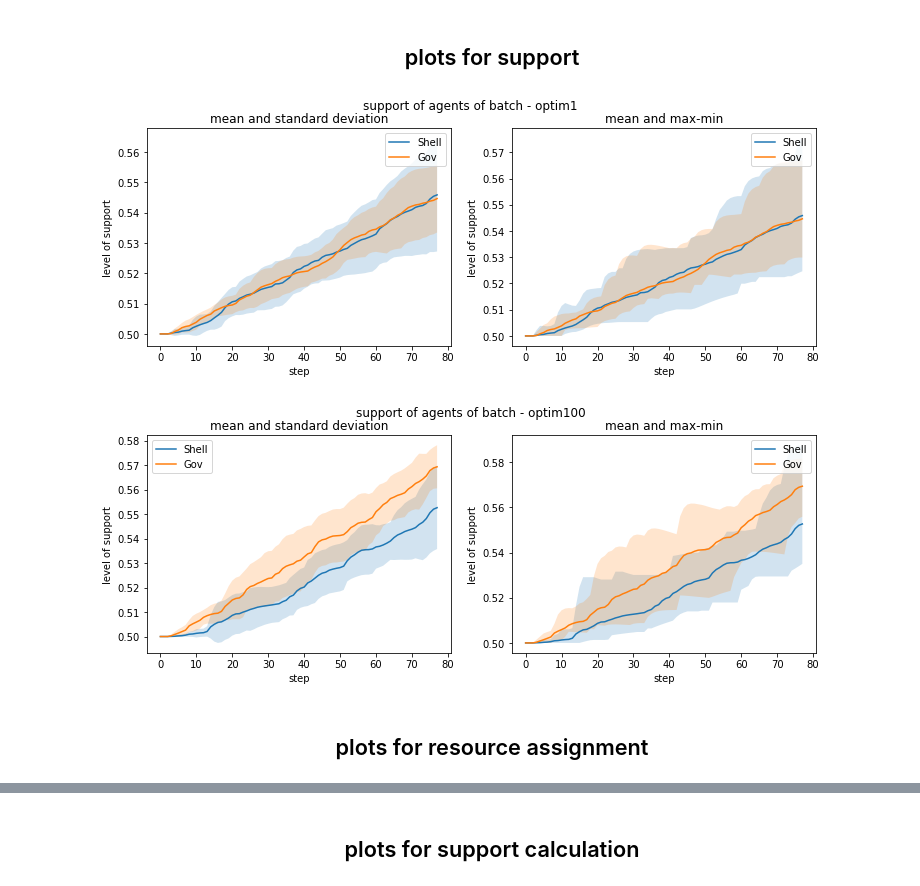
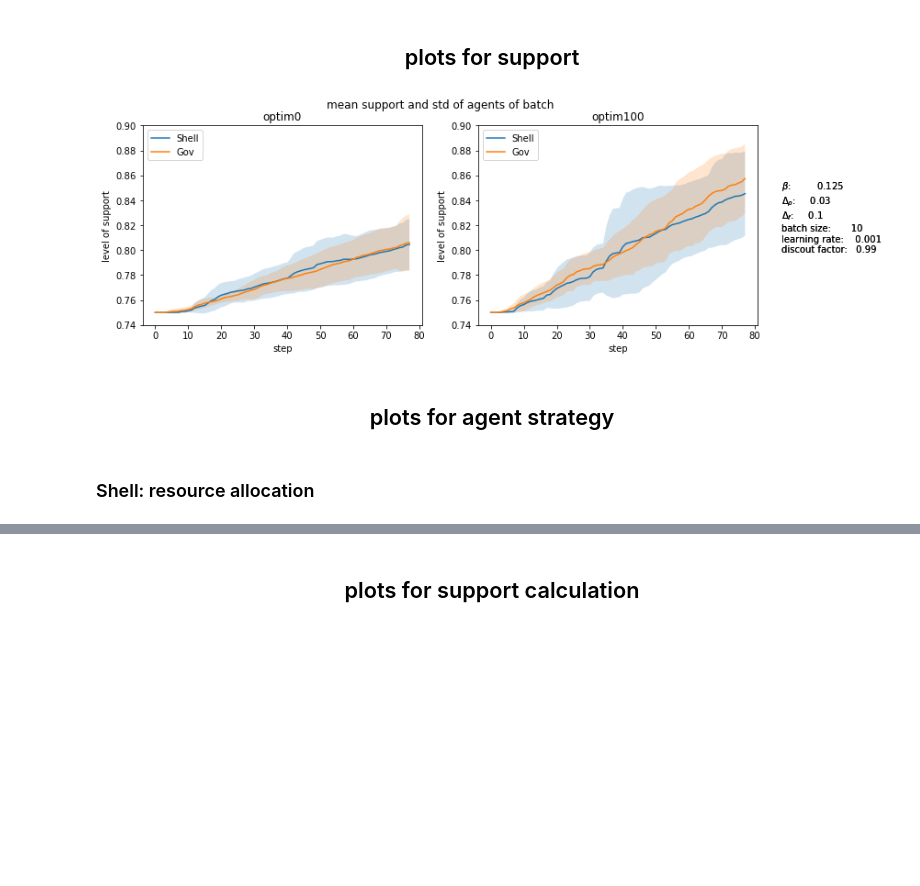
Before and after one commit to freddy-t/Masterthesis, a Jupyter notebook: market_model/evaluation.ipynb, the cells around one changed output, grey strips where cells are left out. Cells and saved outputs as stored; diff of their text form; code cells hidden in the pictures; blank space fills up the shorter version.

```diff
--- a/market_model/evaluation.ipynb
+++ b/market_model/evaluation.ipynb
@@ -7,9 +7,9 @@ import matplotlib.pyplot as plt
 from pathlib import Path
 
 
-DATE = '2020-09-18_EnvAlt_debug'
-EXP = 'exp6_lr0.001_rch0.17_bta0.05_rce0.05'
-LOAD_DIR = Path('../saved_data') / DATE #/ EXP
+DATE = '2020-09-26_EnvAlt'
+EXP = 'exp14_lr0.001_lba0.5_kpa1_sup0.75'
+LOAD_DIR = Path('../saved_data') / DATE / EXP
 
 # load general data
 config = torch.load(LOAD_DIR / 'config')
@@ -17,7 +17,7 @@ total_rewards = torch.load(LOAD_DIR / 'tot_r')
 times = torch.load(LOAD_DIR / 'running_times')
 
 # load state data
-versions = ['optim1', 'optim100']
+versions = ['optim0', 'optim100']
 states = dict()
 plots = []
 fig_count = 0
@@ -111,46 +111,44 @@ agents[0]['FSC']
 # %% [markdown]
 <h2><center>plots for support</center></h2>
 # %%
+fig = plt.figure(fig_count, figsize=(12, 4))
+plots.append(fig)
+fig_count += 1
+ax = [fig.add_subplot(121), fig.add_subplot(122)]
+
 # loop over all versions
-for version in versions:
-    fig = plt.figure(fig_count, figsize=(12, 4))
-    plots.append(fig)
-    fig_count += 1
-    # create two axes
-    ax = [fig.add_subplot(121), fig.add_subplot(122)]
+for i, version in enumerate(versions):
+
     # loop over each agent
-    for key in ['Shell', 'Gov']:#config['agents']:#
+    for key in ['Shell', 'Gov']:
         # calculate mean and std for support
         mean = states[version][key].mean(axis=0)[:, 0]
         std = states[version][key].std(axis=0)[:, 0]
         x = range(0, states[version][key].shape[1])
         # plot mean
-        ax[0].plot(mean, label=key)
-        ax[1].plot(mean, label=key)
+        ax[i].plot(mean, label=key)
         # plot std as an area
-        ax[0].fill_between(x, mean+std, mean-std, alpha=0.2)
-        # plot max and min as an area
-        ax[1].fill_between(x, states[version][key].max(axis=0)[:, 0],
-                           states[version][key].min(axis=0)[:, 0], alpha=0.2)
+        ax[i].fill_between(x, mean+std, mean-std, alpha=0.2)
+
     # set some plot properties
-    fig.suptitle('support of agents of batch - ' + version)
-#     fig.text(0.93, 0.4, r'$\beta_{FSC}$:' + '\t {}'.format(config['support_factor']) + '\n' +
-#                         r'$\beta_{j}$:' + ' \t  {}'.format(config['support_factor'] * config['ratio of support factor']) + '\n' +
-#                         r'$\Delta_{\rho}$:' + '     {}'.format(config['delta_resource'])  + '\n' +
-#                          'sub lvl:' + '   {}'.format(config['sub_lvl'])  + '\n\n' +
-#                          'batch size:' + '       {}'.format(config['batch_size']) + '\n' +
-#                          'learning rate:' + '    {}'.format(config['lr']) + '\n' +
-#                          'discout factor:' + '   {}'.format(config['gamma']))
-    ax[0].set_title('mean and standard deviation')
-    ax[1].set_title('mean and max-min')
-    for axis in fig.get_axes():
-#         axis.set_ylim(ymax=0.3)
-        axis.set_xlabel('step')
-        axis.set_ylabel('level of support')
-        axis.legend()
+    fig.suptitle('mean support and std of agents of batch')
+    fig.text(0.93, 0.4, r'$\beta$:' + '\t {}'.format(config['beta']) + '\n' +
+                        r'$\Delta_{\rho}$:' + '     {}'.format(config['delta_resource'])  + '\n' +
+                        r'$\Delta_{f}$:' + '     {}'.format(config['delta_research'])  + '\n' +
+                         'batch size:' + '       {}'.format(config['batch_size']) + '\n' +
+                         'learning rate:' + '    {}'.format(config['lr']) + '\n' +
+                         'discout factor:' + '   {}'.format(config['gamma']));
+    ax[i].set_title(version)
+    ax[i].set_xlabel('step')
+    ax[i].set_ylabel('level of support')
+    ax[i].legend(loc='upper left')
+# ax[0].set_yticklabels(ax[1].get_yticklabels())
+ax[0].set_yticks(ax[1].get_yticks());
+ax[1].set_yticks(ax[1].get_yticks());
 # %% [output]
-[figure, old version]
+[figure, new version]
-[figure, removed]
 # %% [markdown]
-<h2><center>plots for resource assignment</center></h2>
+<h2><center>plots for agent strategy</center></h2>
+# %% [markdown]
+<h3>Shell: resource allocation</h3>
 # %%
```
Also changed, not shown: parts of 4 cells of this notebook, 6 other files.
